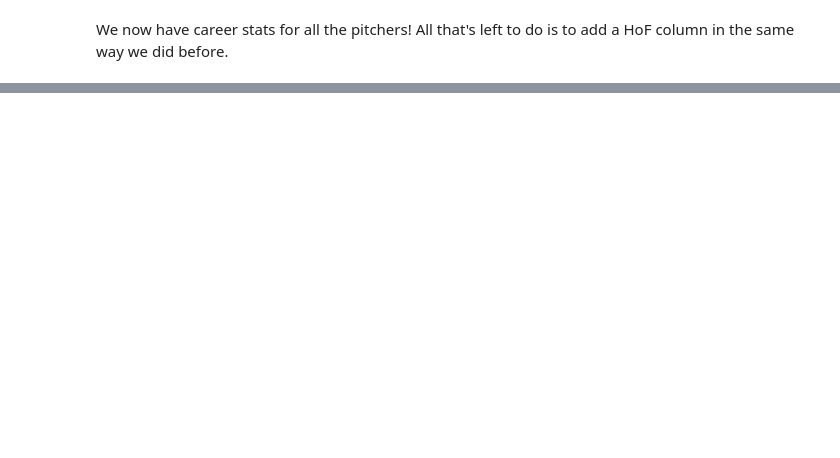
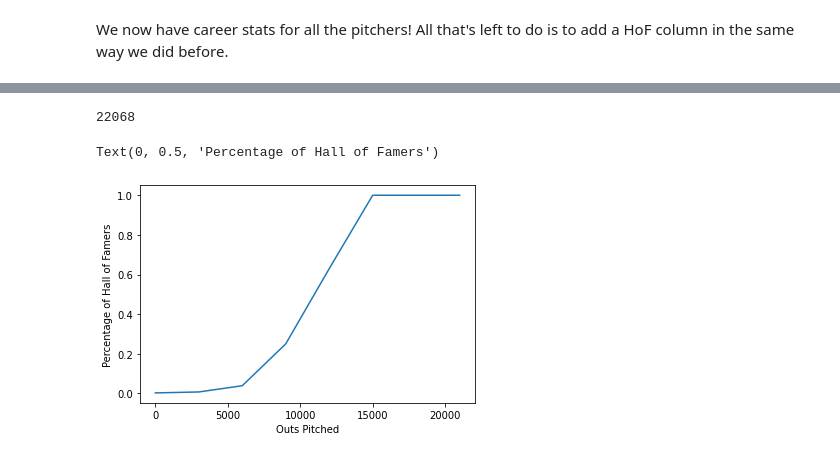
Before and after one commit to benmdavidson/benmdavidson.github.io, a Jupyter notebook: notebook.ipynb, the cells around one changed output, grey strips where cells are left out. Drawn from its saved outputs; the diff is of its cells as text; code cells hidden in the pictures; blank space fills up the shorter version.

```diff
--- a/notebook.ipynb
+++ b/notebook.ipynb
@@ -257,0 +291,21 @@ px.scatter(x, y)
+# %%
+pct_of_hof = []
+max_games = df_pitching_career['IPouts'].max()
+print(max_games)
+
+for i in range(0, max_games, 3000):
+    bin = df_pitching_career[(df_pitching_career['IPouts'] > i)
+                                       & (df_pitching_career['IPouts'] <= i + 3000)]
+
+    num_players = bin.shape[0]
+    num_hof = bin[bin['HoF'] == 1].shape[0]
+
+    pct_of_hof.append(num_hof / num_players)
+
+plt.plot(range(0, max_games, 3000), pct_of_hof)
+plt.xlabel("Outs Pitched")
+plt.ylabel("Percentage of Hall of Famers")
+# %% [output]
+22068
+Text(0, 0.5, 'Percentage of Hall of Famers')
+[figure, added]
```
Also changed, not shown: parts of 30 cells of this notebook, 1 other file.
